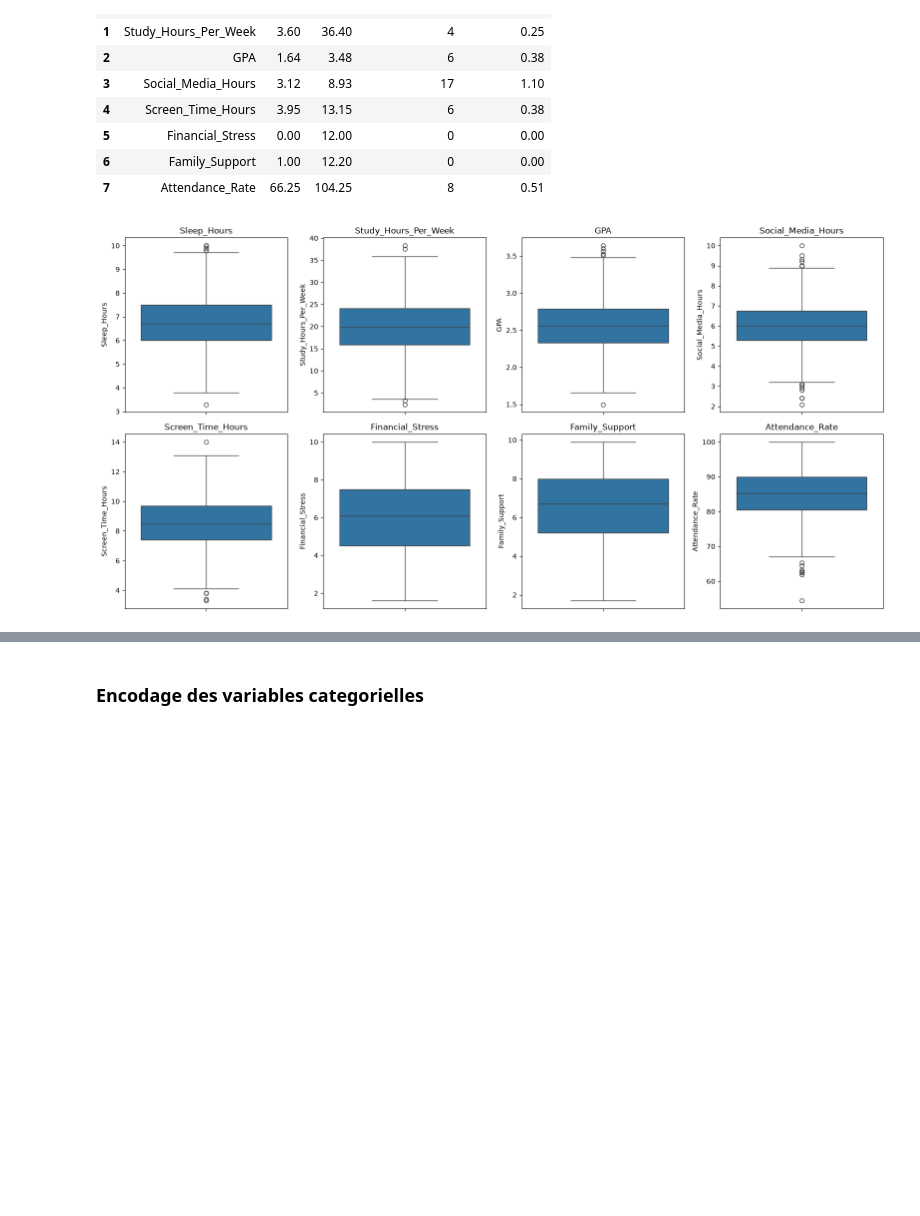
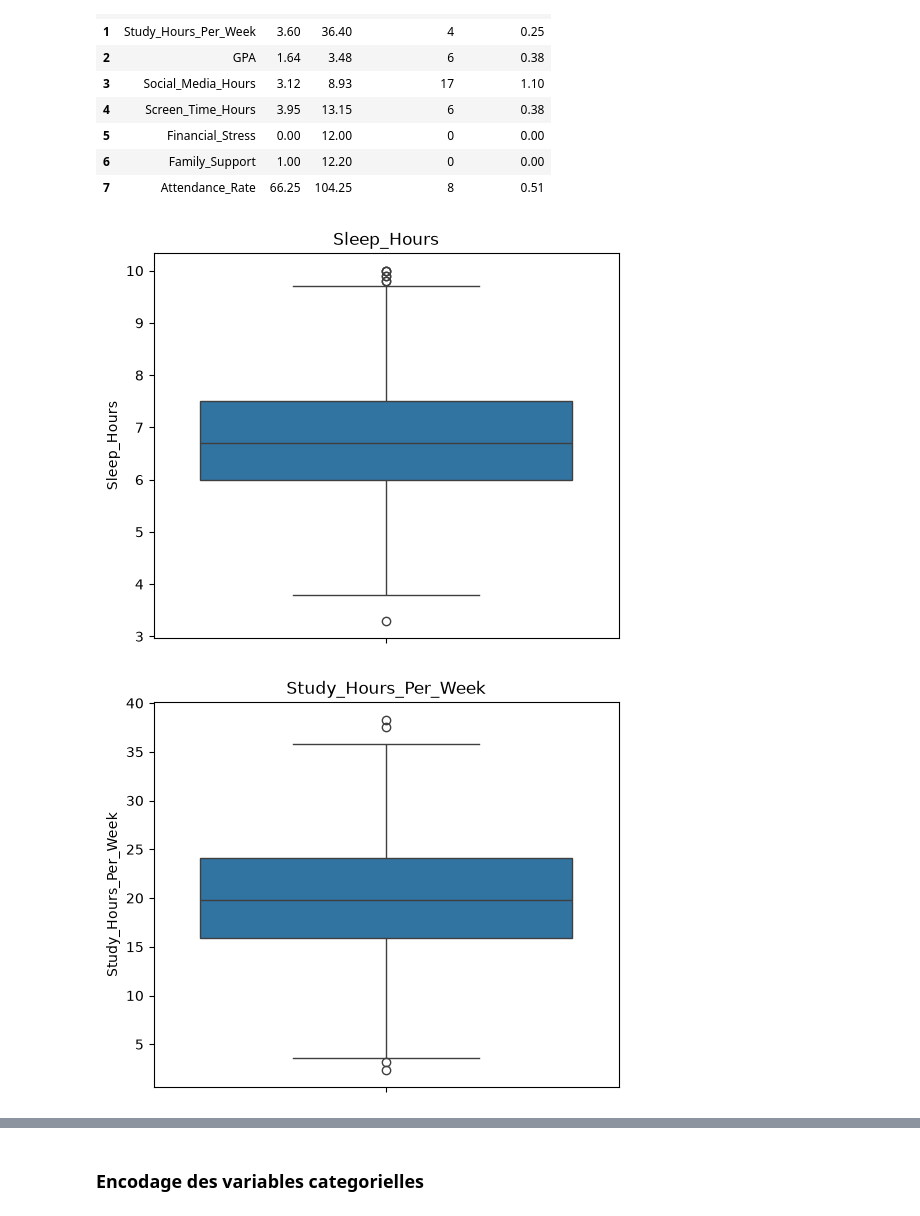
Before and after one commit to Oumohgh/Projet_Croisee, a Jupyter notebook: notebook/preprocessing.ipynb, the cells around one changed output, grey strips where cells are left out. Cells and saved outputs as stored; diff of their text form; code cells hidden in the pictures; blank space fills up the shorter version.

```diff
--- a/notebook/preprocessing.ipynb
+++ b/notebook/preprocessing.ipynb
@@ -177,12 +175,11 @@ tableauAberrantes
 | 6 | Family_Support | 1.00 | 12.20 | 0 | 0.00 |
 | 7 | Attendance_Rate | 66.25 | 104.25 | 8 | 0.51 |
 # %%
-pt.figure(figsize=(16, 8))
-for i, col in enumerate(quant_continues, 1):
-    pt.subplot(2, 4, i)
+for col in quant_continues:
+    pt.figure(figsize=(6, 5))
     sn.boxplot(y=X_train[col])
     pt.title(col)
-pt.tight_layout()
-pt.show()
+    pt.show()
 # %% [output]
-[figure, old version]
+[figure, new version]
+[figure, added]
```
Also changed, not shown: parts of 24 cells of this notebook.
